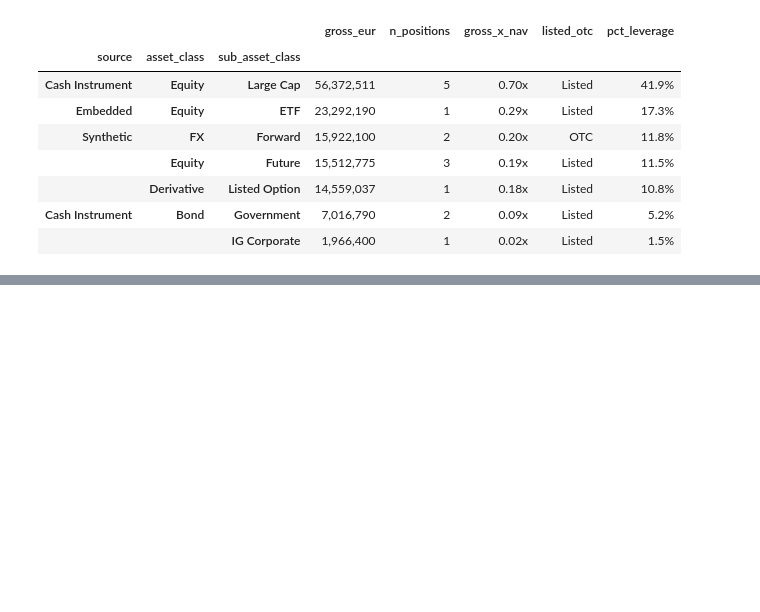
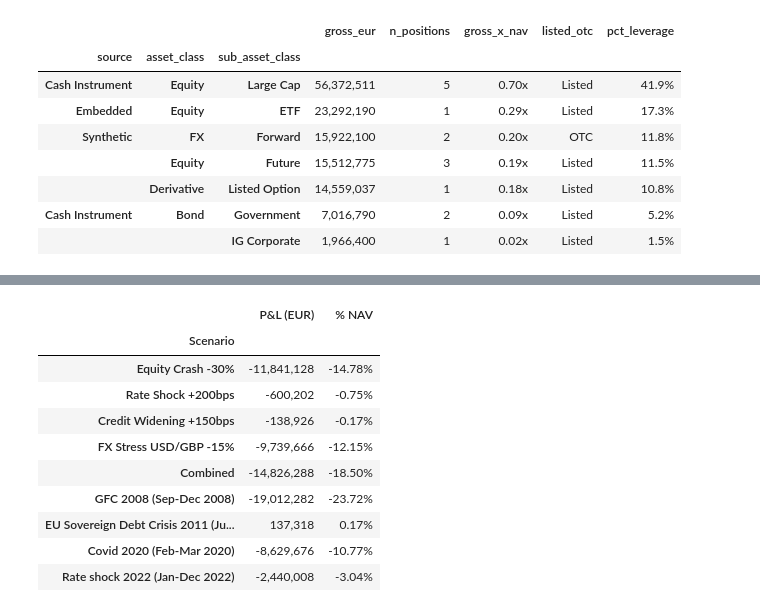
Before and after one commit to mrspatbile/fund-risk-workflow, a Jupyter notebook: notebooks/aifm_hedge_fund.ipynb, the cells around one changed output, grey strips where cells are left out. Saved outputs shown, nothing was run; the diff lists cells and outputs as text; code cells hidden in the pictures; blank space fills up the shorter version.

```diff
--- a/notebooks/aifm_hedge_fund.ipynb
+++ b/notebooks/aifm_hedge_fund.ipynb
@@ -588,0 +635,44 @@ Synthetic                 45,993,912    0.57x        34.2%
+# %%
+# Individual stress scenarios
+eq   = stress_equity(risk_df, delta_equity=-0.30)
+rt   = stress_rates(risk_df, delta_y=0.02)
+cr   = stress_credit(risk_df, delta_spread=0.015)
+fx   = stress_fx(risk_df, fx_shocks={'USD': -0.15, 'GBP': -0.15})
+cb   = stress_combined(risk_df)
+
+# Historical scenarios
+hist = {s: stress_historical(risk_df, s) for s in HISTORICAL_SCENARIOS}
+
+# Summary table
+rows = [
+    {'Scenario': 'Equity Crash -30%',      'P&L (EUR)': eq['stressed_pnl_eur'],  '% NAV': eq['stressed_pnl_eur']/NAV*100},
+    {'Scenario': 'Rate Shock +200bps',     'P&L (EUR)': rt['stressed_pnl_eur'],  '% NAV': rt['stressed_pnl_eur']/NAV*100},
+    {'Scenario': 'Credit Widening +150bps','P&L (EUR)': cr['stressed_pnl_eur'],  '% NAV': cr['stressed_pnl_eur']/NAV*100},
+    {'Scenario': 'FX Stress USD/GBP -15%', 'P&L (EUR)': fx['stressed_pnl_eur'],  '% NAV': fx['stressed_pnl_eur']/NAV*100},
+    {'Scenario': 'Combined',               'P&L (EUR)': cb['stressed_pnl_eur'],  '% NAV': cb['stressed_pnl_eur']/NAV*100},
+] + [
+    {'Scenario': v['scenario'], 'P&L (EUR)': v['stressed_pnl_eur'], '% NAV': v['stressed_pnl_eur']/NAV*100}
+    for v in hist.values()
+]
+
+summary_raw = pd.DataFrame(rows).set_index('Scenario')
+worst_idx   = summary_raw['% NAV'].idxmin()
+
+summary_raw['P&L (EUR)'] = summary_raw['P&L (EUR)'].map('{:,.0f}'.format)
+summary_raw['% NAV']     = summary_raw['% NAV'].map('{:.2f}%'.format)
+
+summary_raw.style.apply(lambda x: [
+    'background-color: #7f1d1d; color: white' if i == worst_idx else ''
+    for i in x.index], axis=0)
+# %% [output]
+|  | P&L (EUR) | % NAV |
+| Scenario |  |  |
+| Equity Crash -30% | -11,841,128 | -14.78% |
+| Rate Shock +200bps | -600,202 | -0.75% |
+| Credit Widening +150bps | -138,926 | -0.17% |
+| FX Stress USD/GBP -15% | -9,739,666 | -12.15% |
+| Combined | -14,826,288 | -18.50% |
+| GFC 2008 (Sep-Dec 2008) | -19,012,282 | -23.72% |
+| EU Sovereign Debt Crisis 2011 (Ju... | 137,318 | 0.17% |
+| Covid 2020 (Feb-Mar 2020) | -8,629,676 | -10.77% |
+| Rate shock 2022 (Jan-Dec 2022) | -2,440,008 | -3.04% |
```
Also changed, not shown: parts of 2 cells of this notebook, 2 other files.
